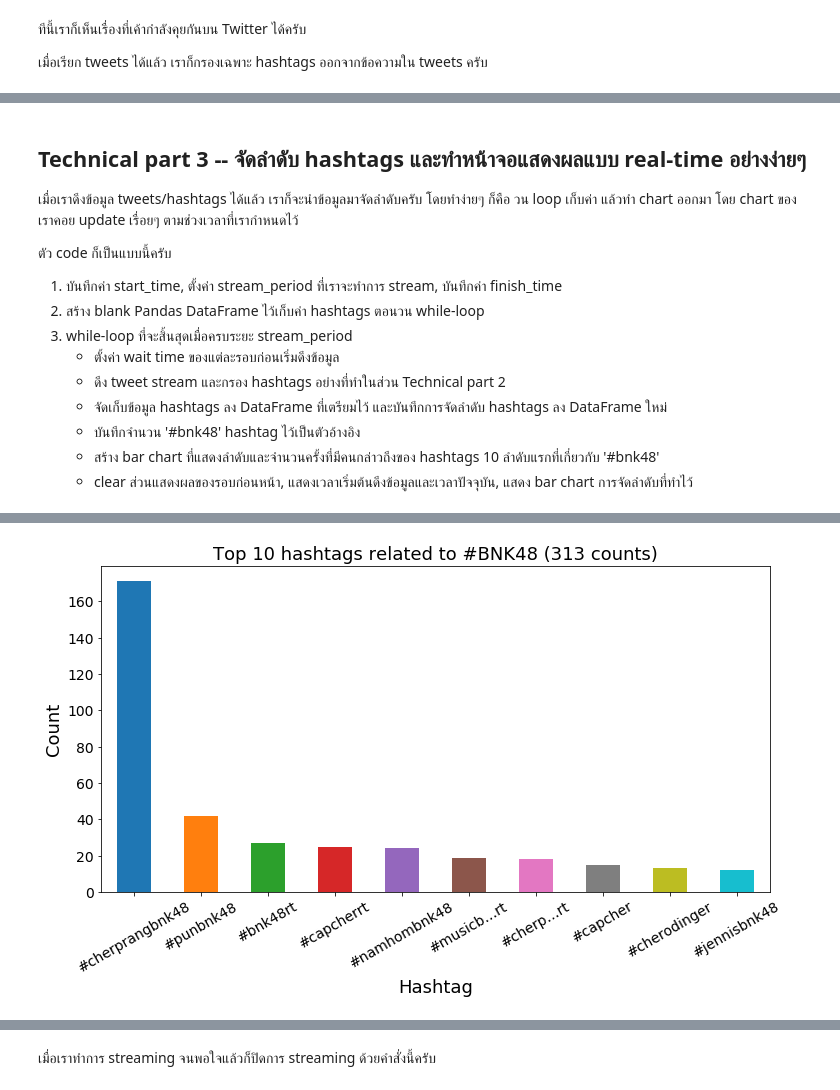
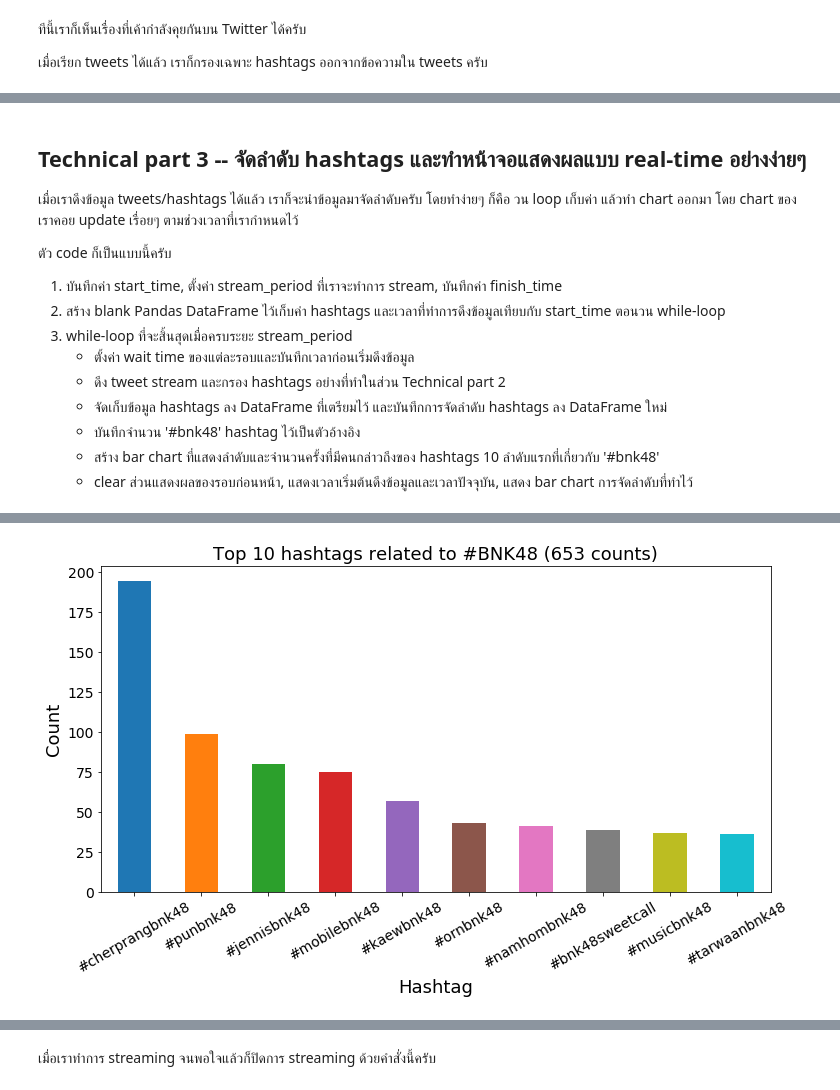
Before and after one commit to mohd-zaheer/Python-and-Spark-for-Big-Data-master, a Jupyter notebook: Spark_Streaming/Real-time idol popularity monitoring with Tweepy and Matplotlib.ipynb, the cells around one changed output, grey strips where cells are left out. Saved outputs shown, nothing was run; the diff lists cells and outputs as text; code cells hidden in the pictures.

Commit message:
update twitter streaming

```diff
--- a/Spark_Streaming/Real-time idol popularity monitoring with Tweepy and Matplotlib.ipynb
+++ b/Spark_Streaming/Real-time idol popularity monitoring with Tweepy and Matplotlib.ipynb
@@ -152,5 +154,5 @@ s.connect((host, port))
 # %%
 # get tweets
-tweets = s.recv(2048).decode("utf-8", errors='ignore')
+tweets = s.recv(4096).decode("utf-8", errors='ignore')
 tweets
 # %% [output]
@@ -188,9 +194,9 @@ hashtags
 
 ตัว code ก็เป็นแบบนี้ครับ
 1. บันทึกค่า start_time, ตั้งค่า stream_period ที่เราจะทำการ stream, บันทึกค่า finish_time
-2. สร้าง blank Pandas DataFrame ไว้เก็บค่า hashtags ตอนวน while-loop
+2. สร้าง blank Pandas DataFrame ไว้เก็บค่า hashtags และเวลาที่ทำการดึงข้อมูลเทียบกับ start_time ตอนวน while-loop
 3. while-loop ที่จะสิ้นสุดเมื่อครบระยะ stream_period
-    * ตั้งค่า wait time ของแต่ละรอบก่อนเริ่มดึงข้อมูล
+    * ตั้งค่า wait time ของแต่ละรอบและบันทึกเวลาก่อนเริ่มดึงข้อมูล
     * ดึง tweet stream และกรอง hashtags อย่างที่ทำในส่วน Technical part 2
     * จัดเก็บข้อมูล hashtags ลง DataFrame ที่เตรียมไว้ และบันทึกการจัดลำดับ hashtags ลง DataFrame ใหม่
     * บันทึกจำนวน '#bnk48' hashtag ไว้เป็นตัวอ้างอิง
@@ -215,22 +221,20 @@ finish_time = start_time + timedelta(minutes=stream_period)
 # create a blank Pandas DataFrame
 df = pd.DataFrame([], columns=['hashtag','time_(s)'])
 
-# set a iteration counter
-n = 1
-
 # iterative streaming and plotting
 while datetime.now() < finish_time:
 
     # set wait time between iteration
-    wait_time = 5 # in seconds
+    wait_time = 10 # in seconds
     time.sleep(wait_time)
+    stream_time = datetime.now()
 
     # get tweets and hashtags
-    tweets = s.recv(2048).decode("utf-8", errors='ignore')
+    tweets = s.recv(4096).decode("utf-8", errors='ignore')
     hashtags = [hashtag.lower() for hashtag in re.split('\s+', tweets) if len(hashtag)>0 and hashtag[0]=="#"]
 
     # store and count hashtags in Pandas DataFrame
-    temp_df = pd.DataFrame({'hashtag':hashtags,'time_(s)':[n*wait_time for i in hashtags]})
+    temp_df = pd.DataFrame({'hashtag':hashtags,'time_(s)':(stream_time-start_time).seconds})
     df = pd.concat([df, temp_df])
     results = df.groupby('hashtag')['hashtag'].count().sort_values(ascending=False).reset_index(name='count').head(11)
 
@@ -247,10 +251,9 @@ while datetime.now() < finish_time:
     ax.yaxis.set_major_locator(MaxNLocator(integer=True)) # show only integer yticks
     plt.yticks(fontsize=14)
 
-    # update counter, clear previous output, print start time and current time, and plot the current chart
-    n += 1
+    # clear previous output, print start time and current time, and plot the current chart
     display.clear_output(wait=True)
     print("start time:", start_time.strftime('%Y-%m-%d %H:%M:%S'))
-    print("current time:", datetime.now().strftime('%Y-%m-%d %H:%M:%S'))
+    print("stream time:", stream_time.strftime('%Y-%m-%d %H:%M:%S'))
     plt.show()
 # %% [output]
@@ -259 +262 @@ current time: 2018-02-13 00:28:53
-[figure, old version]
+[figure, new version]
```
Also changed, not shown: parts of 10 cells of this notebook.
